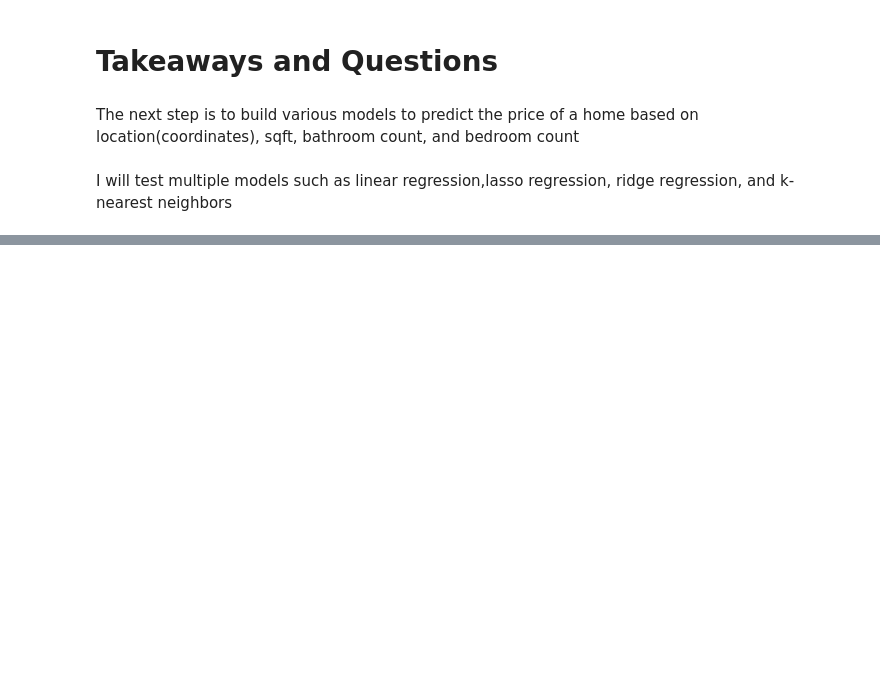
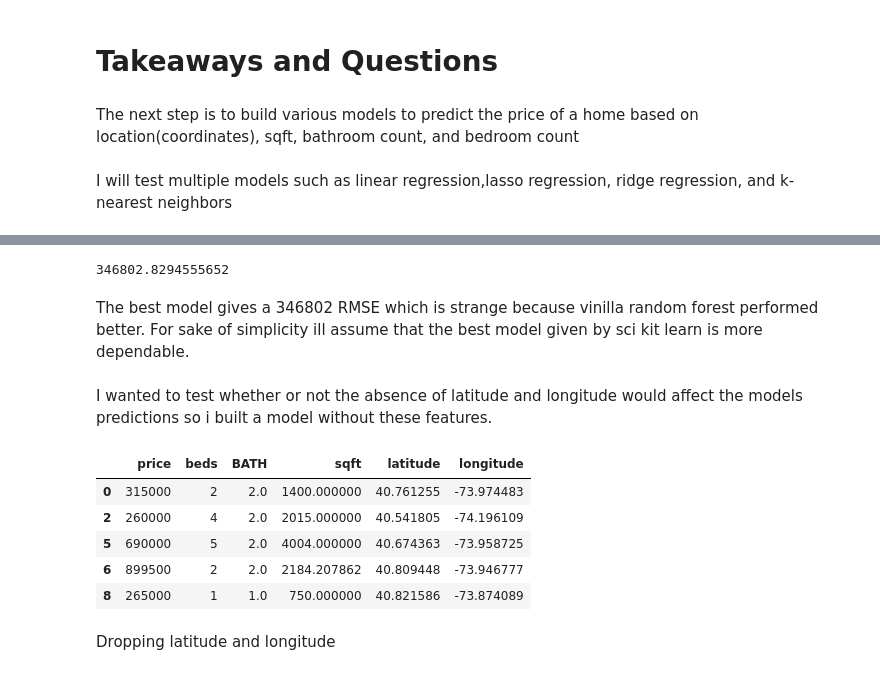
Before and after one commit to JustinHaysbert/JustinHaysbert.github.io, a Jupyter notebook: HaysbertDataScienceProjectFinal.ipynb, the cells around one changed output, grey strips where cells are left out. Saved outputs shown, nothing was run; the diff lists cells and outputs as text; code cells hidden in the pictures; blank space fills up the shorter version.

```diff
--- a/HaysbertDataScienceProjectUD-2.ipynb
+++ b/HaysbertDataScienceProjectFinal.ipynb
@@ -269,0 +445,17 @@ Question 3. How much does inclusion of type of home impact predictions
+# %%
+test_rmse
+# %% [output]
+346802.8294555652
+# %% [markdown]
+The best model gives a 346802 RMSE which is strange because vinilla random forest performed better. For sake of simplicity ill assume that the best model given by sci kit learn is more dependable.
+# %% [markdown]
+I wanted to test whether or not the absence of latitude and longitude would affect the models predictions so i built a model without these features.
+# %%
+housing_corr.head()
+# %% [output]
+|  | price | beds | BATH | sqft | latitude | longitude |
+| 0 | 315000 | 2 | 2.0 | 1400.000000 | 40.761255 | -73.974483 |
+| 2 | 260000 | 4 | 2.0 | 2015.000000 | 40.541805 | -74.196109 |
+| 5 | 690000 | 5 | 2.0 | 4004.000000 | 40.674363 | -73.958725 |
+| 6 | 899500 | 2 | 2.0 | 2184.207862 | 40.809448 | -73.946777 |
+| 8 | 265000 | 1 | 1.0 | 750.000000 | 40.821586 | -73.874089 |
@@ -269,0 +464,2 @@ Question 3. How much does inclusion of type of home impact predictions
+# %% [markdown]
+Dropping latitude and longitude
```
Also changed, not shown: parts of 52 cells of this notebook, 1 other file.
